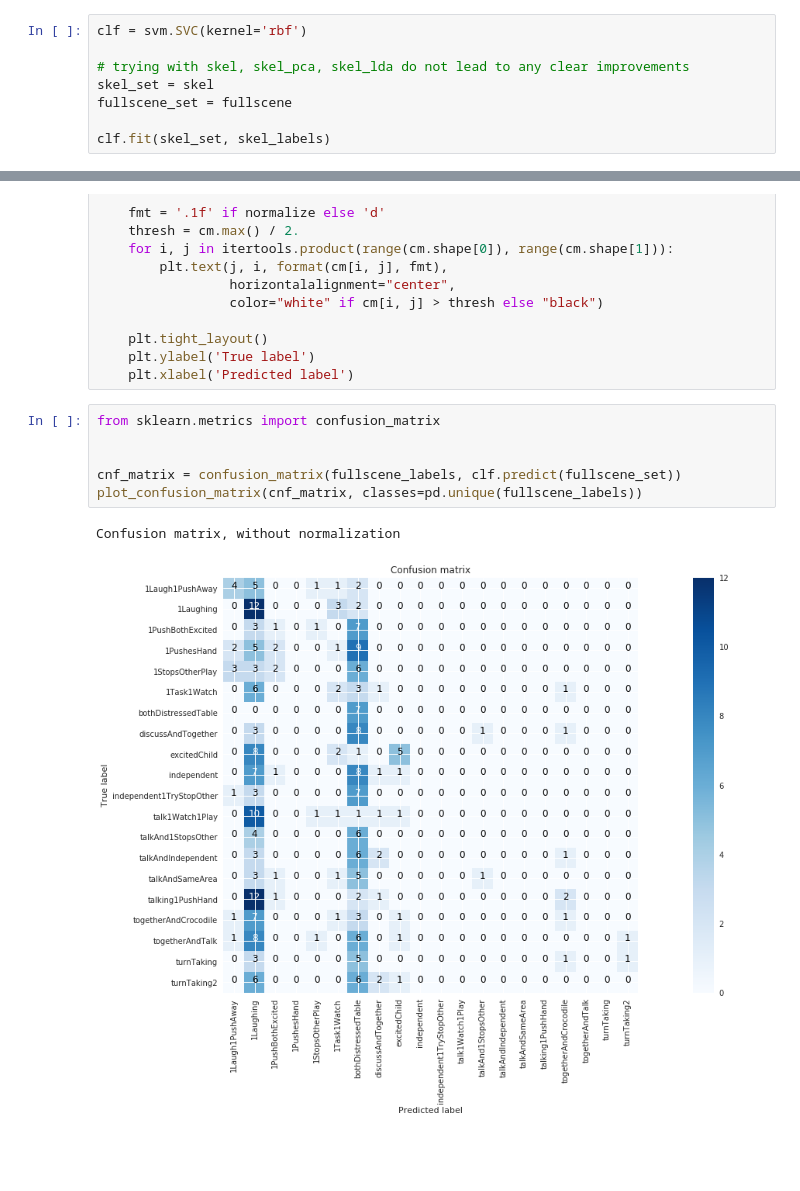
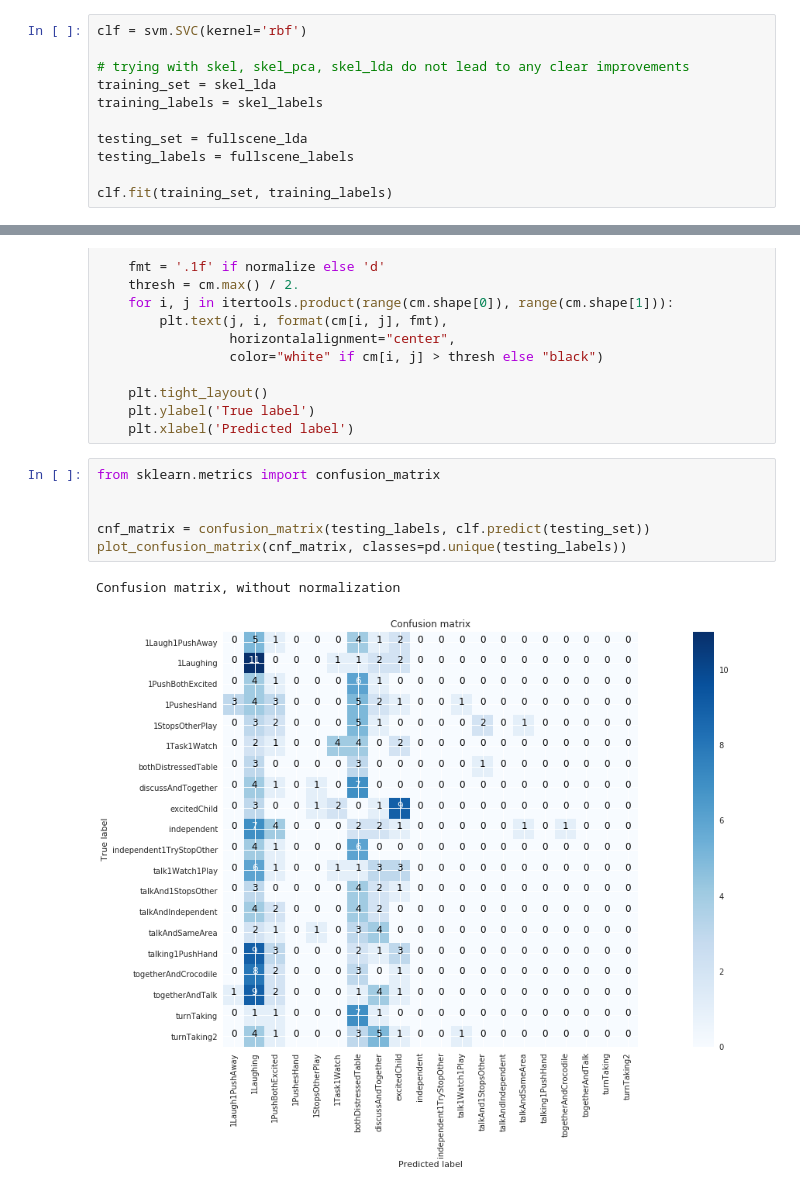
Before and after one commit to severin-lemaignan/pinsoro-kinematics, a Jupyter notebook: classification.ipynb, the cells around one changed output, grey strips where cells are left out. Drawn from its saved outputs; the diff is of its cells as text; blank space fills up the shorter version.

Commit message:
{skel->training} {fullscene->testing} for the SVM parameters

```diff
--- a/classification.ipynb
+++ b/classification.ipynb
@@ -284,10 +284,13 @@ from sklearn import svm
 clf = svm.SVC(kernel='rbf')
 
 # trying with skel, skel_pca, skel_lda do not lead to any clear improvements
-skel_set = skel
-fullscene_set = fullscene
+training_set = skel_lda
+training_labels = skel_labels
 
-clf.fit(skel_set, skel_labels)
+testing_set = fullscene_lda
+testing_labels = fullscene_labels
+
+clf.fit(training_set, training_labels)
 # %% [output]
 SVC(C=1.0, cache_size=200, class_weight=None, coef0=0.0,
   decision_function_shape='ovr', degree=3, gamma='auto', kernel='rbf',
@@ -357,9 +360,9 @@ def plot_confusion_matrix(cm, classes=[],
 # %%
 from sklearn.metrics import confusion_matrix
 
 
-cnf_matrix = confusion_matrix(fullscene_labels, clf.predict(fullscene_set))
-plot_confusion_matrix(cnf_matrix, classes=pd.unique(fullscene_labels))
+cnf_matrix = confusion_matrix(testing_labels, clf.predict(testing_set))
+plot_confusion_matrix(cnf_matrix, classes=pd.unique(testing_labels))
 # %% [output]
 Confusion matrix, without normalization
-[figure, old version]
+[figure, new version]
```
Also changed, not shown: parts of 2 cells of this notebook.
